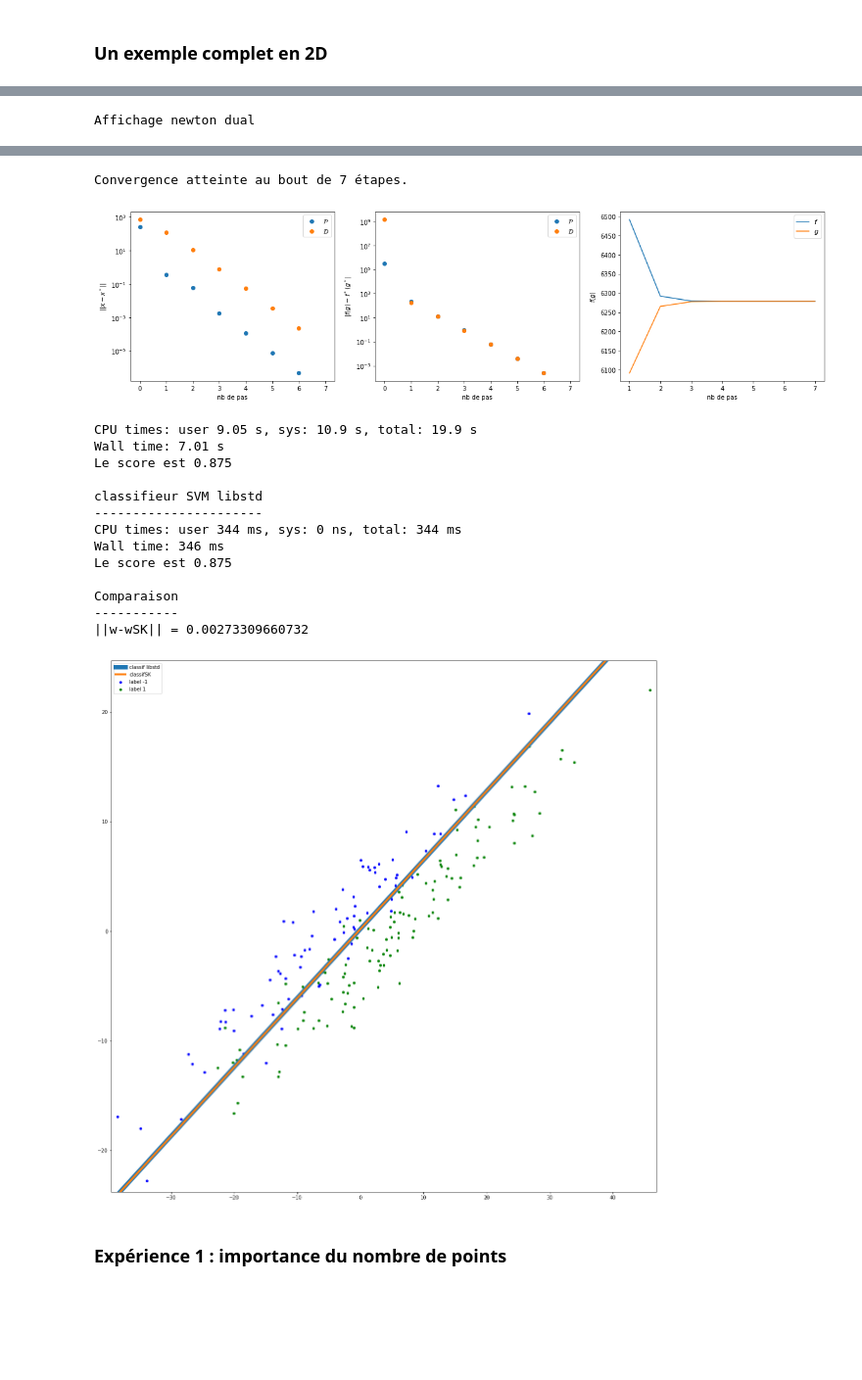
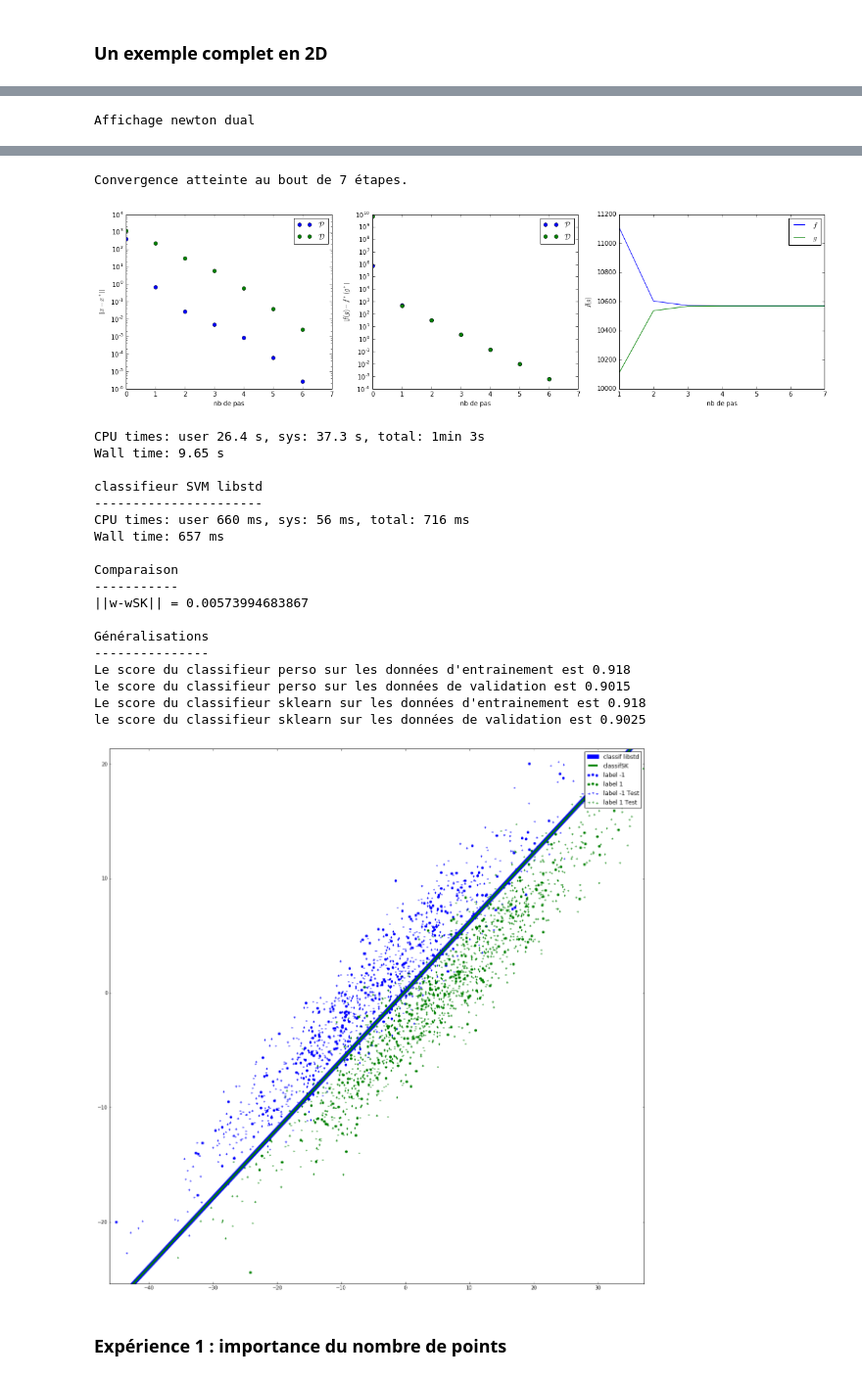
Before and after one commit to Meleagant/SVM, a Jupyter notebook: projet.ipynb, the cells around one changed output, grey strips where cells are left out. Shown: that part at 98% size. Cells and saved outputs as stored; diff of their text form; code cells hidden in the pictures; blank space fills up the shorter version.

```diff
--- a/projet.ipynb
+++ b/projet.ipynb
@@ -569,15 +569,16 @@ def tirerBench(m, σ, μ0, μ1, Σ0, Σ1, prnt = False):
 ### Obtenir classifieur libstd
 # %%
 def get_classSK(x, y, C, timer = False):
+    n = x.shape[1] - 1
     clf = svm.SVC(kernel='linear', C = C)
-    newx = x[:,0:2]
+    newx = x[:,0:n]
     newy = np.reshape(y,(y.shape[0]))
     if timer:
         %time clf.fit(newx, newy)
     else:
         clf.fit(newx, newy)
     wSK = clf.coef_[0]
-    wSK = np.array([[wSK[0]],[wSK[1]],[clf.intercept_[0]]])
+    wSK = np.array([[wSK[i]] for i in range(n) ]+[[clf.intercept_[0]]])
     return wSK
 # %%
 # Le reste n'est qu'affichage
@@ -608,11 +609,10 @@ C = 100
 Σ0 = R(2*np.pi/6)
 Σ1 = R(2*np.pi/6)
 
-m = 200
+m = 500
 x, y, x0, x1 = tirerBench(m, σ, μ0, μ1, Σ0, Σ1)
 print("m = "+str(m)+str(" :"))
 print("=============")
-x, y, x0, x1 = tirerBench(m, σ, μ0, μ1, Σ0, Σ1)
 
 print("\nclassifieur SVM perso")
 print("---------------------")
@@ -620,20 +620,26 @@ plt.rcParams["figure.figsize"] = (20,5)
 t0 = time.time()
 %time w = get_class(x, y, C, prnt = True)
 dt = time.time() -t0
-print("Le score est "+str(score(x,y,w)))
-# print("Classifieur calculé en "+str(dt)+" s.")
-T += [dt]
+
 
 print("\nclassifieur SVM libstd")
 print("----------------------")
 wSK = get_classSK(x, y, C,timer = True)
-print("Le score est "+str(score(x,y,wSK)))
-Tsk += [dt]
 
 # On affiche les classifieurs
 print("\nComparaison")
 print("-----------")
 print("||w-wSK|| = "+str(np.linalg.norm(w-wSK)))
+
+# On regarde les performance de généralisations
+print("\nGénéralisations")
+print("---------------")
+xTest, yTest, x0Test, x1Test = tirerBench(4*m, σ, μ0, μ1, Σ0, Σ1)
+
+print("Le score du classifieur perso sur les données d'entrainement est "+str(score(x,y,w)))
+print("le score du classifieur perso sur les données de validation est "+str(score(xTest, yTest, w)))
+print("Le score du classifieur sklearn sur les données d'entrainement est "+str(score(x,y,wSK)))
+print("le score du classifieur sklearn sur les données de validation est "+str(score(xTest, yTest, wSK)))
 
 plt.rcParams["figure.figsize"] = (20,20)
 xmin , xmax = np.min(x[:,0]) , np.max(x[:,0])
@@ -641,6 +647,8 @@ ymin , ymax = np.min(x[:,1]) , np.max(x[:,1])
 
 plt.scatter(x0[:,0],x0[:,1],s=20,color="blue",label="label -1")
 plt.scatter(x1[:,0],x1[:,1],s=20,color="green",label="label 1")
+plt.scatter(x0Test[:,0],x0Test[:,1],s=20,color="blue",marker="+",label="label -1 Test")
+plt.scatter(x1Test[:,0],x1Test[:,1],s=20,color="green",marker="+",label="label 1 Test")
 
 
 printClassificateur(w,xmax,xmin,ymax,ymin,"classif libstd")
@@ -663,19 +671,24 @@ Affichage newton dual
 Convergence atteinte au bout de 7 étapes.
-[figure, old version]
+[figure, new version]
-CPU times: user 9.05 s, sys: 10.9 s, total: 19.9 s
-Wall time: 7.01 s
-Le score est 0.875
+CPU times: user 26.4 s, sys: 37.3 s, total: 1min 3s
+Wall time: 9.65 s
 
 classifieur SVM libstd
 ----------------------
-CPU times: user 344 ms, sys: 0 ns, total: 344 ms
-Wall time: 346 ms
-Le score est 0.875
+CPU times: user 660 ms, sys: 56 ms, total: 716 ms
+Wall time: 657 ms
 
 Comparaison
 -----------
-||w-wSK|| = 0.00273309660732
+||w-wSK|| = 0.00573994683867
+
+Généralisations
+---------------
+Le score du classifieur perso sur les données d'entrainement est 0.918
+le score du classifieur perso sur les données de validation est 0.9015
+Le score du classifieur sklearn sur les données d'entrainement est 0.918
+le score du classifieur sklearn sur les données de validation est 0.9025
-[figure, old version]
+[figure, new version]
 # %% [markdown]
 ### Expérience 1 : importance du nombre de points
 # %%
```
Also changed, not shown: parts of 4 cells of this notebook.
